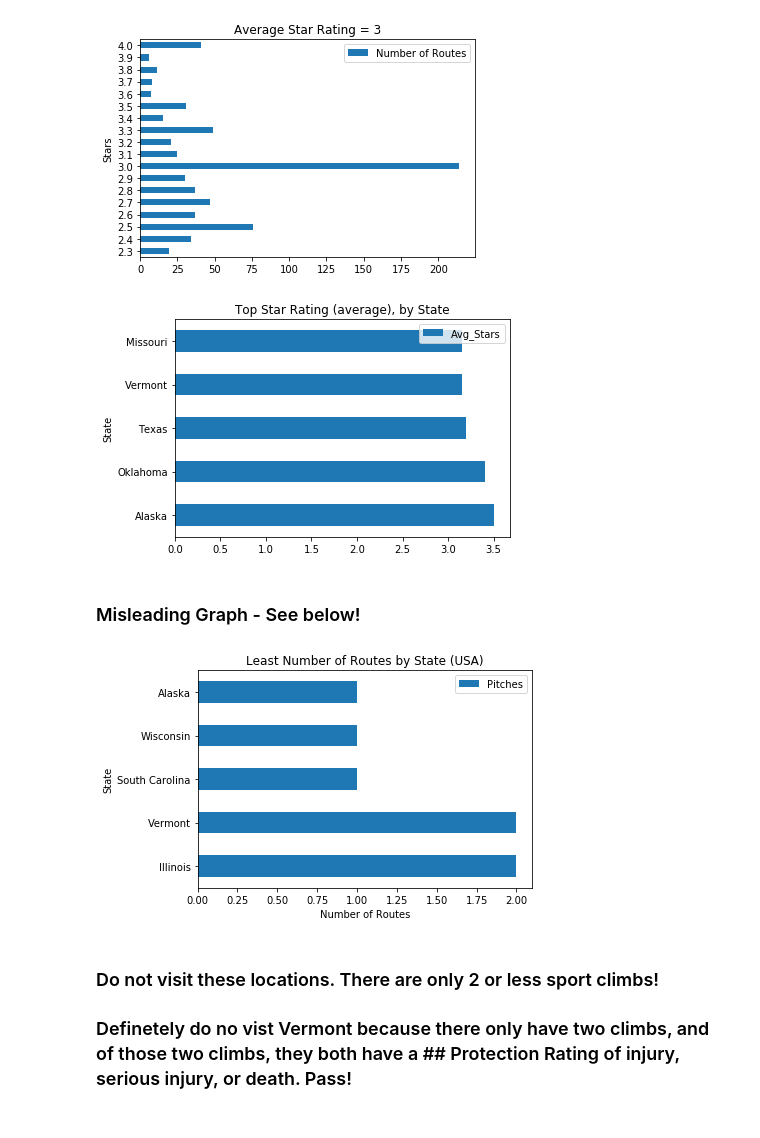
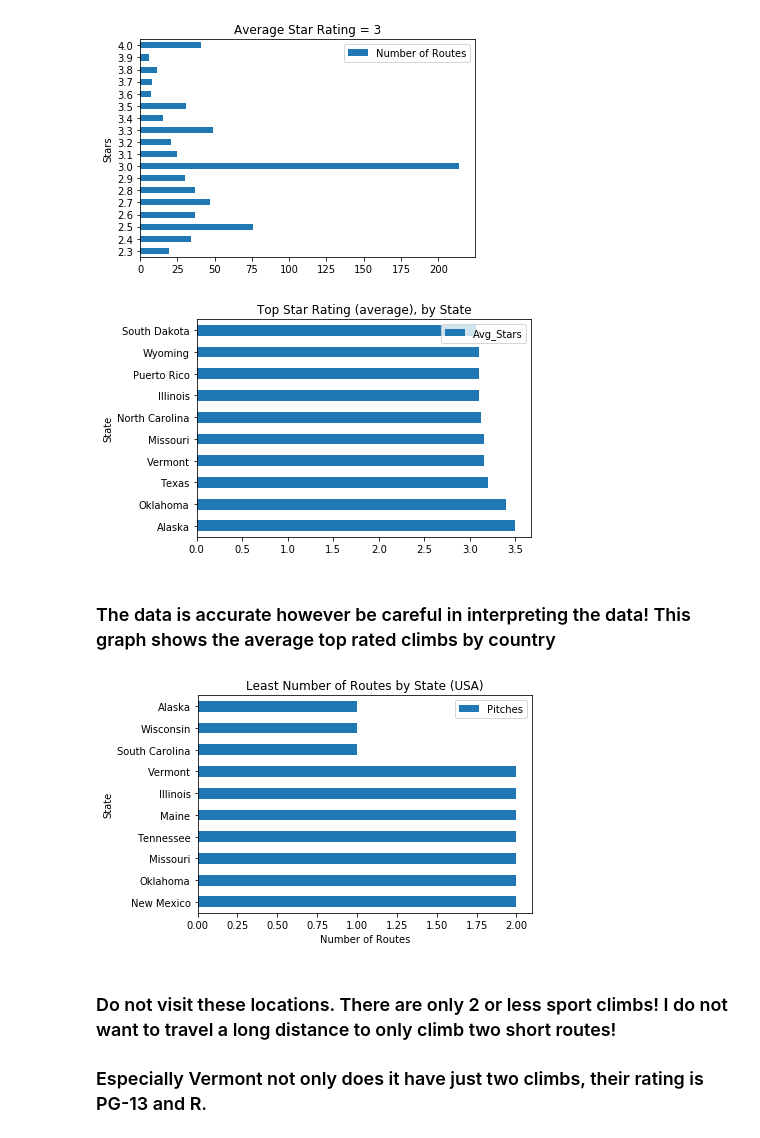
Before and after one commit to andrew2code/multi_pitch, a Jupyter notebook: report.ipynb, the cells around one changed output. Cells and saved outputs as stored; diff of their text form; code cells hidden in the pictures.

```diff
--- a/report.ipynb
+++ b/report.ipynb
@@ -140,20 +144,20 @@ plt.title('Average Star Rating = 3');
 [figure]
 # %%
 climbing[['Avg_Stars', 'Loc_3']].groupby('Loc_3').mean()\
-.sort_values(by='Avg_Stars', ascending = False).head(5).plot(kind='barh')
+.sort_values(by='Avg_Stars', ascending = False).head(10).plot(kind='barh')
 plt.ylabel('State')
 plt.title('Top Star Rating (average), by State');
 # %% [output]
-[figure, old version]
+[figure, new version]
-# %% [markdown]
-### Misleading Graph - See below!
+# %% [markdown]
+### The data is accurate however be careful in interpreting the data! This graph shows the average top rated climbs by country
 # %%
-climbing[['Loc_3', 'Pitches']].groupby('Loc_3').count().sort_values('Pitches', ascending=False).tail(5).plot(kind='barh');
+climbing[['Loc_3', 'Pitches']].groupby('Loc_3').count().sort_values('Pitches', ascending=False).tail(10).plot(kind='barh');
 plt.ylabel('State')
 plt.xlabel('Number of Routes')
 plt.title('Least Number of Routes by State (USA)');
 # %% [output]
-[figure, old version]
+[figure, new version]
 # %% [markdown]
-### Do not visit these locations. There are only 2 or less sport climbs!
-### Definetely do no vist Vermont because there only have two climbs, and of those two climbs, they both have a ## Protection Rating of injury, serious injury, or death. Pass!
+### Do not visit these locations. There are only 2 or less sport climbs! I do not want to travel a long distance to only climb two short routes!
+### Especially Vermont not only does it have just two climbs, their rating is PG-13 and R.
```
Also changed, not shown: parts of 14 cells of this notebook, 1 other file.
